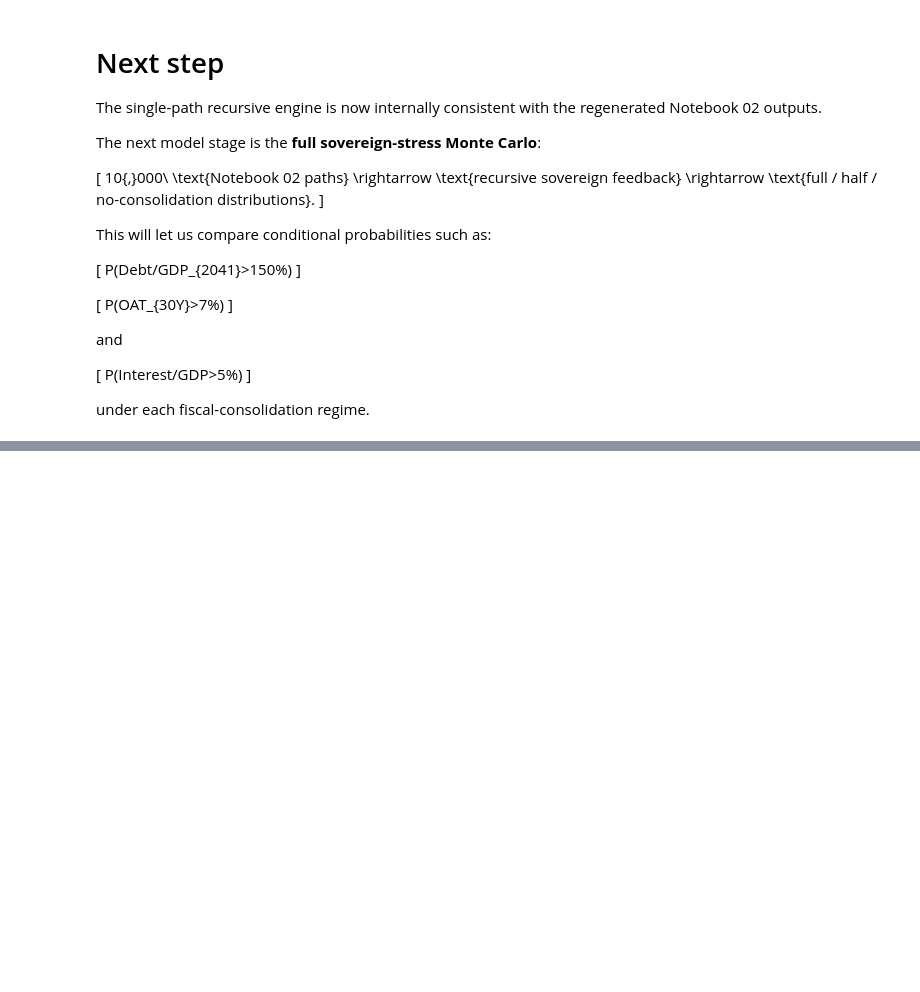
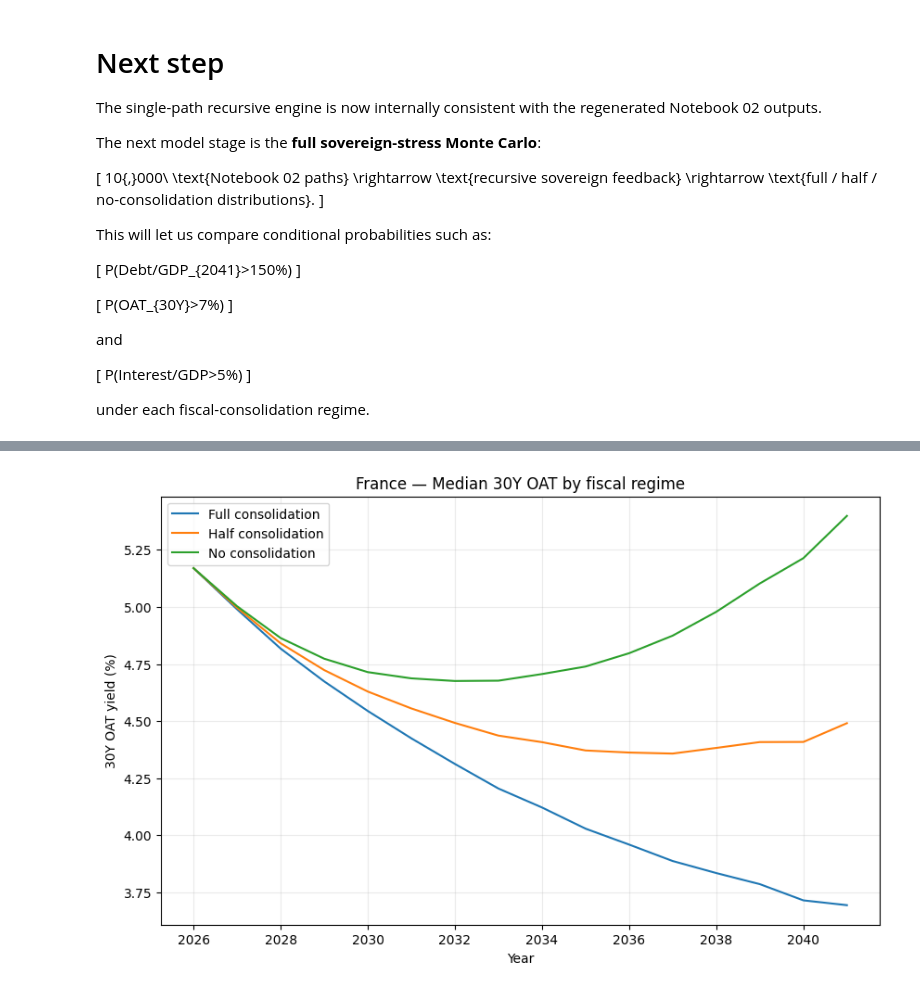
Before and after one commit to MikelCoti/french_oat_model, a Jupyter notebook: notebooks/03_sovereign_stress_dsa.ipynb, the cells around one changed output, grey strips where cells are left out. Saved outputs shown, nothing was run; the diff lists cells and outputs as text; code cells hidden in the pictures; blank space fills up the shorter version.

```diff
--- a/notebooks/03_sovereign_stress_dsa.ipynb
+++ b/notebooks/03_sovereign_stress_dsa.ipynb
@@ -4811,0 +6515,68 @@ under each fiscal-consolidation regime.
+# %%
+# ============================================================
+# Median 30Y OAT comparison
+# ============================================================
+
+fig, ax = plt.subplots(
+    figsize=(10, 6)
+)
+
+for scenario in stress_mc:
+    fan = (
+        stress_fans[
+            scenario
+        ][
+            "oat_30y"
+        ]
+    )
+
+    plot_years = np.concatenate(
+        [
+            [
+                CURRENT_YEAR
+            ],
+            fan[
+                "year"
+            ].to_numpy(),
+        ]
+    )
+
+    plot_yields = np.concatenate(
+        [
+            [
+                CURRENT_OAT_30Y
+            ],
+            fan[
+                "p50"
+            ].to_numpy(),
+        ]
+    )
+
+    ax.plot(
+        plot_years,
+        plot_yields
+        * 100,
+        label=scenario,
+    )
+
+ax.set_title(
+    "France — Median 30Y OAT by fiscal regime"
+)
+
+ax.set_xlabel(
+    "Year"
+)
+
+ax.set_ylabel(
+    "30Y OAT yield (%)"
+)
+
+ax.grid(
+    alpha=0.25
+)
+
+ax.legend()
+
+plt.show()
+# %% [output]
+[figure, added]
```
Also changed, not shown: parts of 59 cells of this notebook, 13 other files.
